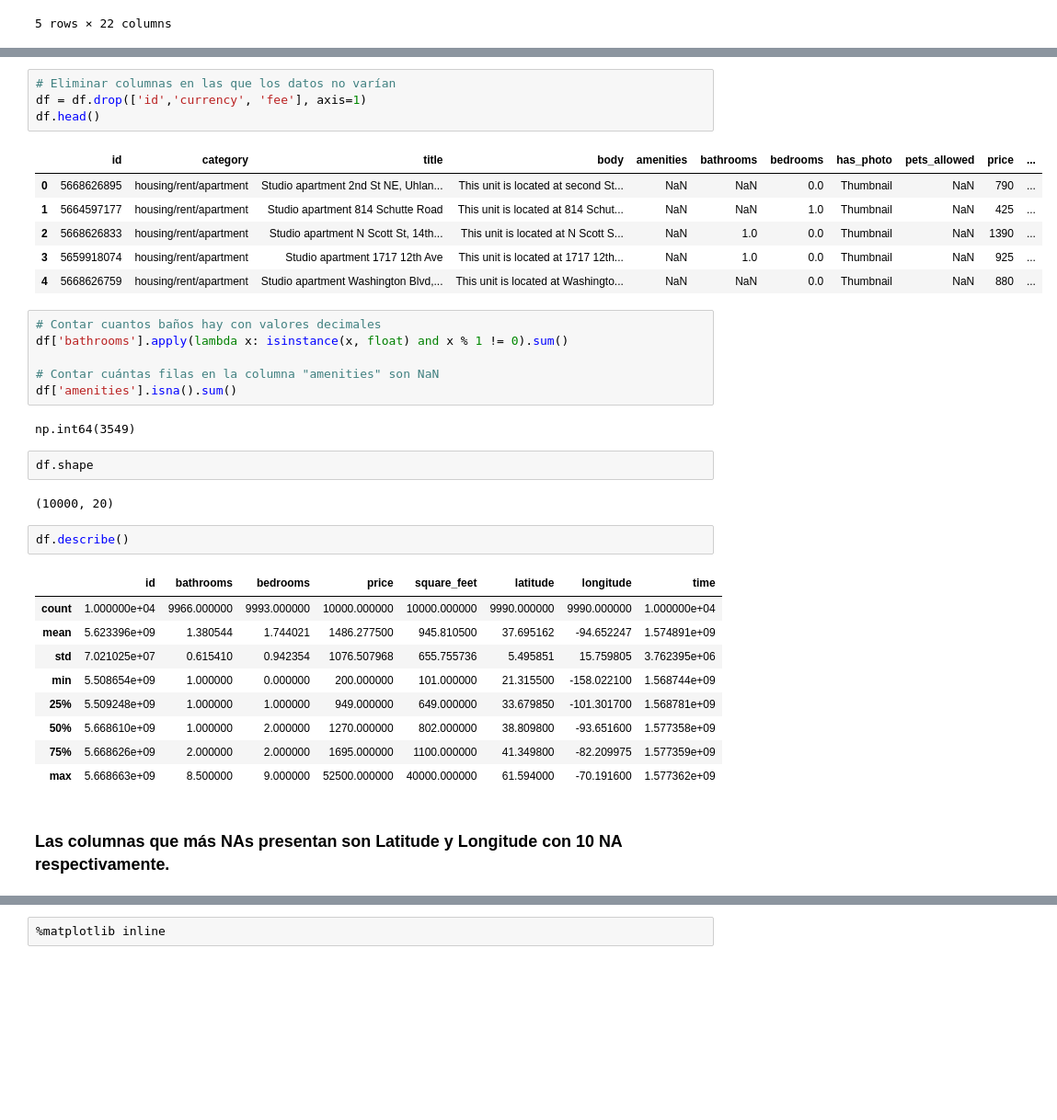
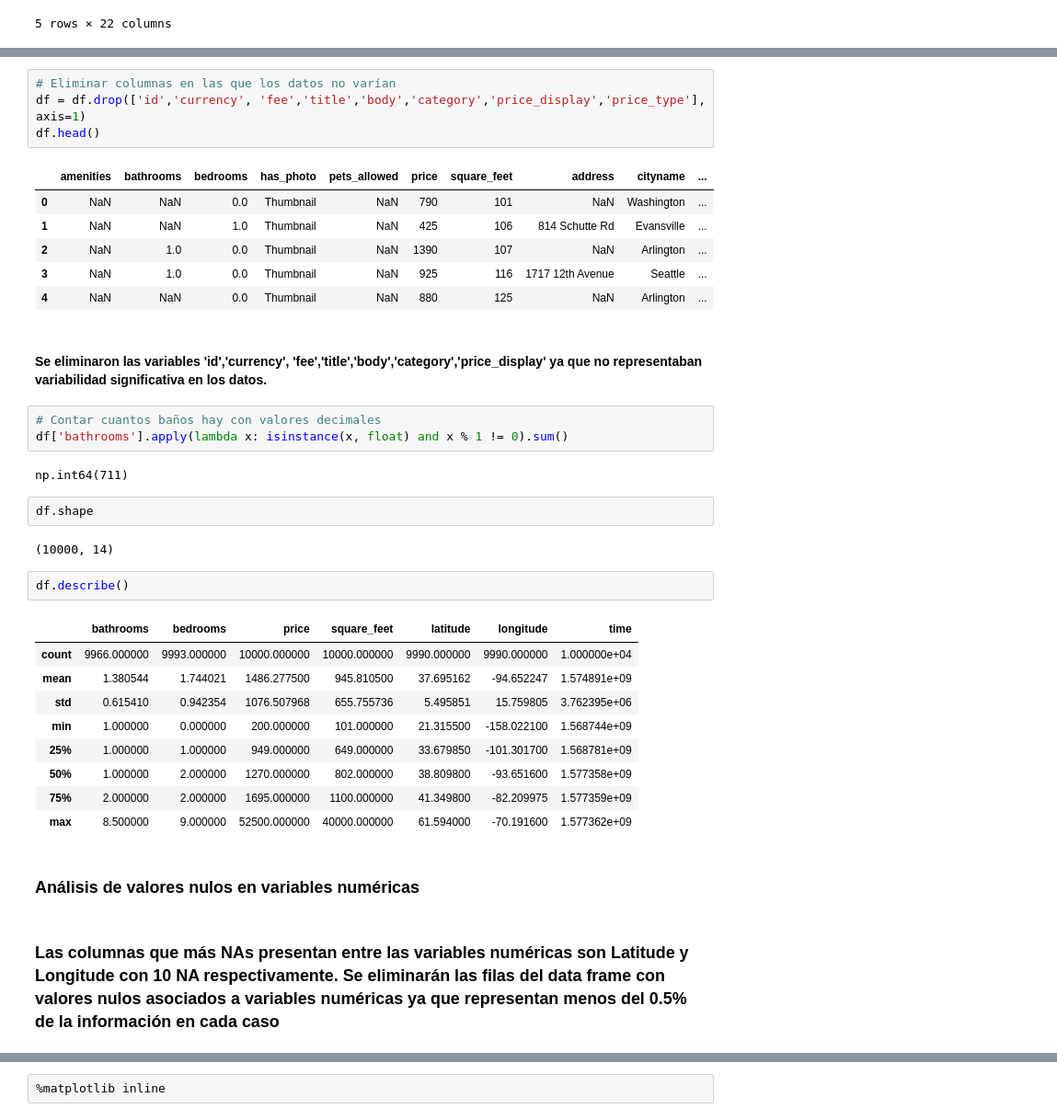
Before and after one commit to AngelaOrtiz918/Arrendamiento, a Jupyter notebook: Exploración y Preparación de los Datos/Exploración de Datos.ipynb, the cells around one changed output, grey strips where cells are left out. Shown: that part at 92% size. Drawn from its saved outputs; the diff is of its cells as text; blank space fills up the shorter version.

```diff
--- a/Exploración y Preparación de los Datos/Exploración de Datos.ipynb
+++ b/Exploración y Preparación de los Datos/Exploración de Datos.ipynb
@@ -110,38 +130,39 @@ for col in df.columns:
 ... (22 outputs left out)
 # %%
 # Eliminar columnas en las que los datos no varían
-df = df.drop(['id','currency', 'fee'], axis=1)
+df = df.drop(['id','currency', 'fee','title','body','category','price_display','price_type'], axis=1)
 df.head()
 # %% [output]
-|  | id | category | title | body | amenities | bathrooms | bedrooms | has_photo | pets_allowed | price | ... |
-| 0 | 5668626895 | housing/rent/apartment | Studio apartment 2nd St NE, Uhlan... | This unit is located at second St... | NaN | NaN | 0.0 | Thumbnail | NaN | 790 | ... |
-| 1 | 5664597177 | housing/rent/apartment | Studio apartment 814 Schutte Road | This unit is located at 814 Schut... | NaN | NaN | 1.0 | Thumbnail | NaN | 425 | ... |
-| 2 | 5668626833 | housing/rent/apartment | Studio apartment N Scott St, 14th... | This unit is located at N Scott S... | NaN | 1.0 | 0.0 | Thumbnail | NaN | 1390 | ... |
-| 3 | 5659918074 | housing/rent/apartment | Studio apartment 1717 12th Ave | This unit is located at 1717 12th... | NaN | 1.0 | 0.0 | Thumbnail | NaN | 925 | ... |
-| 4 | 5668626759 | housing/rent/apartment | Studio apartment Washington Blvd,... | This unit is located at Washingto... | NaN | NaN | 0.0 | Thumbnail | NaN | 880 | ... |
+|  | amenities | bathrooms | bedrooms | has_photo | pets_allowed | price | square_feet | address | cityname | ... |
+| 0 | NaN | NaN | 0.0 | Thumbnail | NaN | 790 | 101 | NaN | Washington | ... |
+| 1 | NaN | NaN | 1.0 | Thumbnail | NaN | 425 | 106 | 814 Schutte Rd | Evansville | ... |
+| 2 | NaN | 1.0 | 0.0 | Thumbnail | NaN | 1390 | 107 | NaN | Arlington | ... |
+| 3 | NaN | 1.0 | 0.0 | Thumbnail | NaN | 925 | 116 | 1717 12th Avenue | Seattle | ... |
+| 4 | NaN | NaN | 0.0 | Thumbnail | NaN | 880 | 125 | NaN | Arlington | ... |
+# %% [markdown]
+#### Se eliminaron las variables 'id','currency', 'fee','title','body','category','price_display' ya que no representaban variabilidad significativa en los datos.
 # %%
 # Contar cuantos baños hay con valores decimales
 df['bathrooms'].apply(lambda x: isinstance(x, float) and x % 1 != 0).sum()
-
-# Contar cuántas filas en la columna "amenities" son NaN
-df['amenities'].isna().sum()
 # %% [output]
-np.int64(3549)
+np.int64(711)
 # %%
 df.shape
 # %% [output]
-(10000, 20)
+(10000, 14)
 # %%
 df.describe()
 # %% [output]
-|  | id | bathrooms | bedrooms | price | square_feet | latitude | longitude | time |
-| count | 1.000000e+04 | 9966.000000 | 9993.000000 | 10000.000000 | 10000.000000 | 9990.000000 | 9990.000000 | 1.000000e+04 |
-| mean | 5.623396e+09 | 1.380544 | 1.744021 | 1486.277500 | 945.810500 | 37.695162 | -94.652247 | 1.574891e+09 |
-| std | 7.021025e+07 | 0.615410 | 0.942354 | 1076.507968 | 655.755736 | 5.495851 | 15.759805 | 3.762395e+06 |
-| min | 5.508654e+09 | 1.000000 | 0.000000 | 200.000000 | 101.000000 | 21.315500 | -158.022100 | 1.568744e+09 |
-| 25% | 5.509248e+09 | 1.000000 | 1.000000 | 949.000000 | 649.000000 | 33.679850 | -101.301700 | 1.568781e+09 |
-| 50% | 5.668610e+09 | 1.000000 | 2.000000 | 1270.000000 | 802.000000 | 38.809800 | -93.651600 | 1.577358e+09 |
-| 75% | 5.668626e+09 | 2.000000 | 2.000000 | 1695.000000 | 1100.000000 | 41.349800 | -82.209975 | 1.577359e+09 |
-| max | 5.668663e+09 | 8.500000 | 9.000000 | 52500.000000 | 40000.000000 | 61.594000 | -70.191600 | 1.577362e+09 |
+|  | bathrooms | bedrooms | price | square_feet | latitude | longitude | time |
+| count | 9966.000000 | 9993.000000 | 10000.000000 | 10000.000000 | 9990.000000 | 9990.000000 | 1.000000e+04 |
+| mean | 1.380544 | 1.744021 | 1486.277500 | 945.810500 | 37.695162 | -94.652247 | 1.574891e+09 |
+| std | 0.615410 | 0.942354 | 1076.507968 | 655.755736 | 5.495851 | 15.759805 | 3.762395e+06 |
+| min | 1.000000 | 0.000000 | 200.000000 | 101.000000 | 21.315500 | -158.022100 | 1.568744e+09 |
+| 25% | 1.000000 | 1.000000 | 949.000000 | 649.000000 | 33.679850 | -101.301700 | 1.568781e+09 |
+| 50% | 1.000000 | 2.000000 | 1270.000000 | 802.000000 | 38.809800 | -93.651600 | 1.577358e+09 |
+| 75% | 2.000000 | 2.000000 | 1695.000000 | 1100.000000 | 41.349800 | -82.209975 | 1.577359e+09 |
+| max | 8.500000 | 9.000000 | 52500.000000 | 40000.000000 | 61.594000 | -70.191600 | 1.577362e+09 |
+# %% [markdown]
+### Análisis de valores nulos en variables numéricas
 # %% [markdown]
-### Las columnas que más NAs presentan son Latitude y Longitude con 10 NA respectivamente.
+### Las columnas que más NAs presentan entre las variables numéricas son Latitude y Longitude con 10 NA respectivamente. Se eliminarán las filas del data frame con valores nulos asociados a variables numéricas ya que representan menos del 0.5% de la información en cada caso
```
Also changed, not shown: parts of 30 cells of this notebook, 3 other files.
